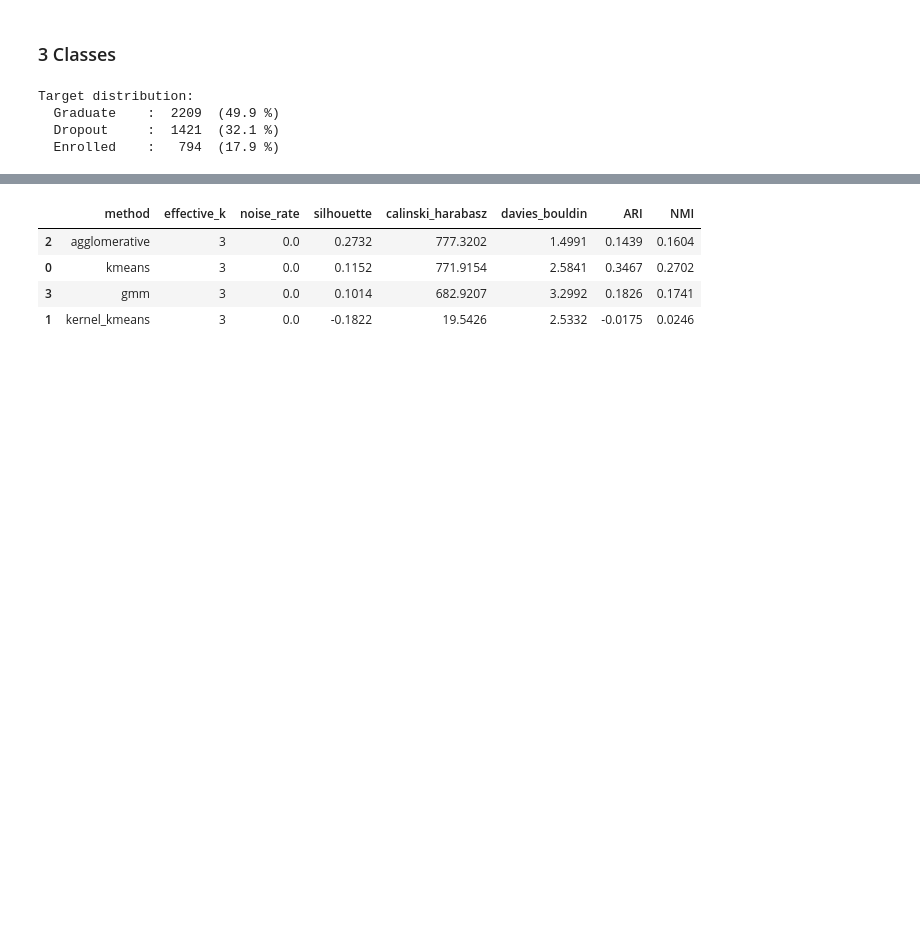
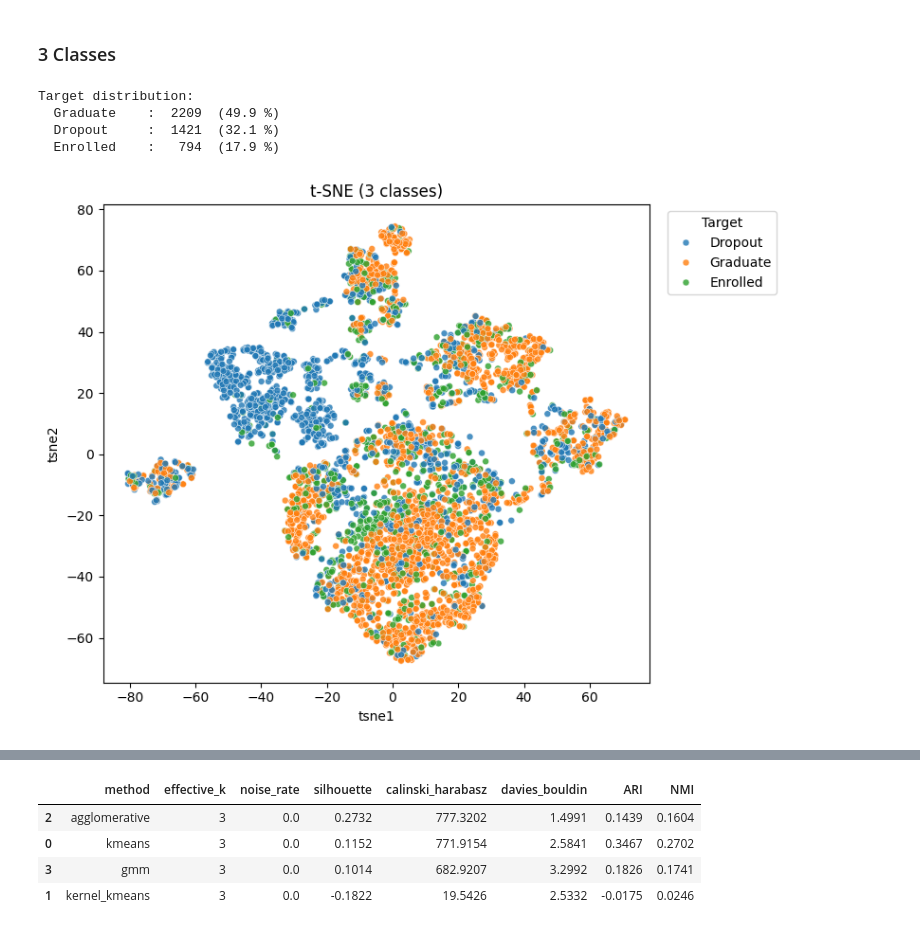
Before and after one commit to CosmosMount/machine_learning_project, a Jupyter notebook: code.ipynb, the cells around one changed output, grey strips where cells are left out. Saved outputs shown, nothing was run; the diff lists cells and outputs as text; code cells hidden in the pictures; blank space fills up the shorter version.

```diff
--- a/code.ipynb
+++ b/code.ipynb
@@ -276,3 +348,17 @@ True
+# %%
+PCA_dim = min(X_raw_dense.shape[1], 50)
+X_raw_pca = PCA(n_components=PCA_dim, random_state=42).fit_transform(X_raw_dense)
+# %%
+tsne_raw = TSNE(
+    n_components=2,
+    random_state=42,
+    init="pca",
+    learning_rate="auto",
+    perplexity=30,
+)
+X_raw_tsne = tsne_raw.fit_transform(X_raw_pca)
+
+tsne_raw_df = pd.DataFrame(X_raw_tsne, columns=["tsne1", "tsne2"])
 # %% [markdown]
 ### Features
 # %%
@@ -426,4 +510,24 @@ Target distribution:
   Graduate    :  2209  (49.9 %)
   Dropout     :  1421  (32.1 %)
   Enrolled    :   794  (17.9 %)
+# %%
+plot_df = tsne_raw_df.copy()
+plot_df["label"] = y_3classes.values
+
+plt.figure(figsize=(8, 6))
+sns.scatterplot(
+    data=plot_df,
+    x="tsne1",
+    y="tsne2",
+    hue="label",
+    palette="tab10",
+    s=25,
+    alpha=0.8,
+)
+plt.title("t-SNE (3 classes)")
+plt.legend(title="Target", bbox_to_anchor=(1.02, 1), loc="upper left")
+plt.tight_layout()
+plt.show()
+# %% [output]
+[figure, added]
 # %%
```
Also changed, not shown: parts of 14 cells of this notebook.
